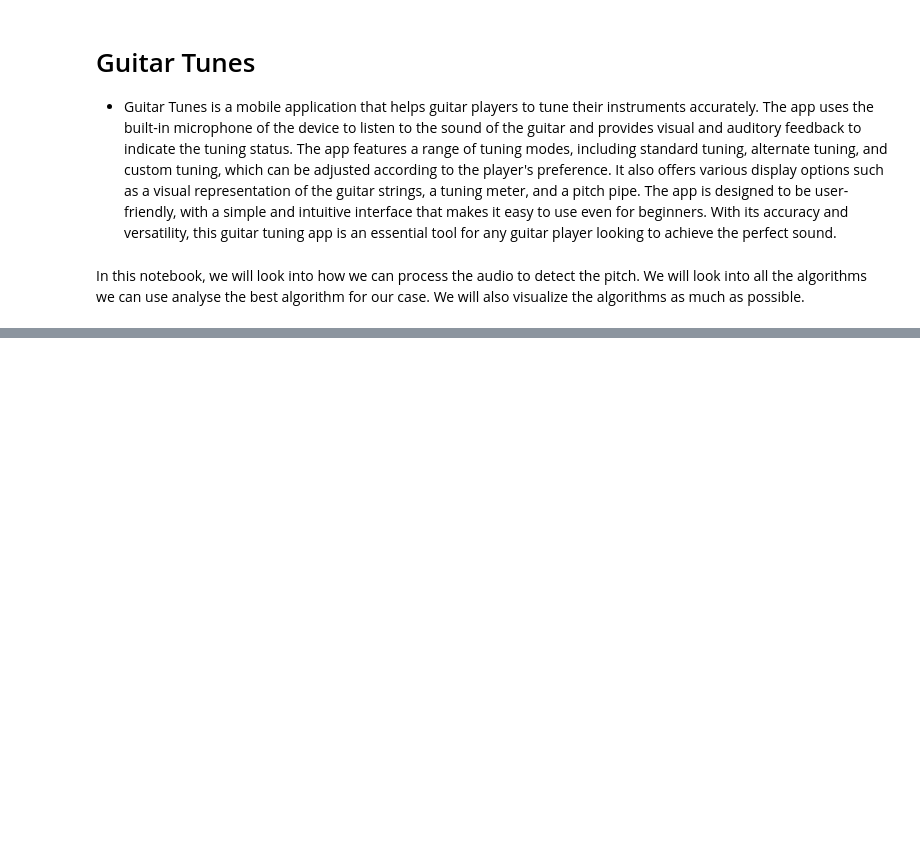
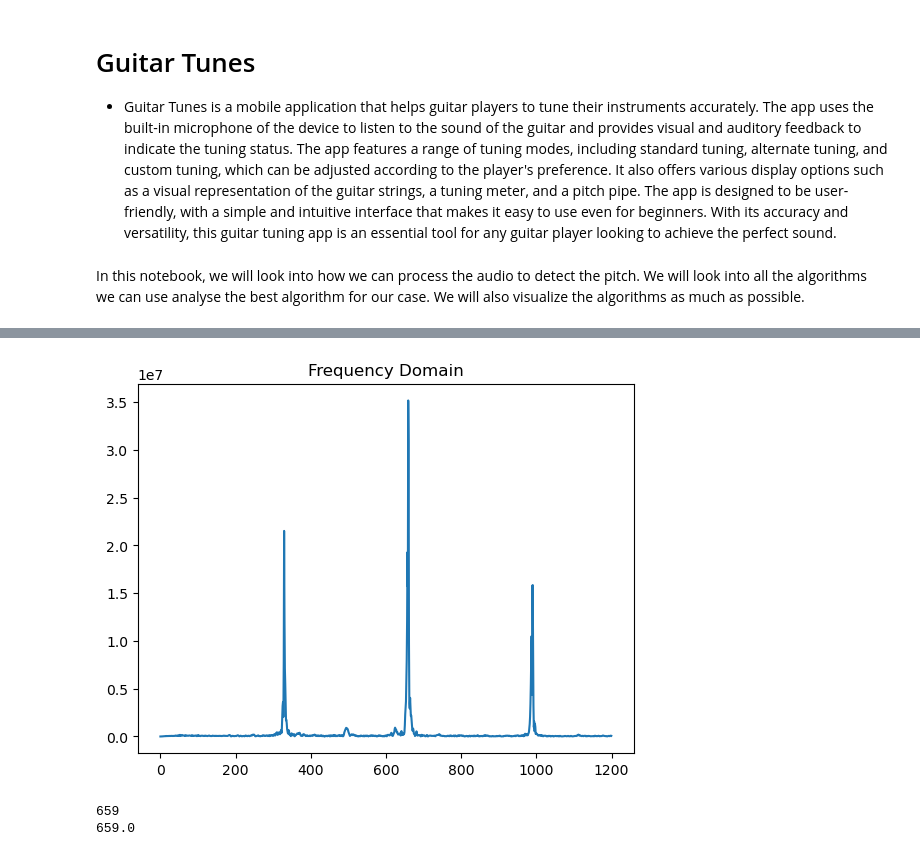
Before and after one commit to DikshantThapa/GuitarTunes, a Jupyter notebook: notebook/main.ipynb, the cells around one changed output, grey strips where cells are left out. Drawn from its saved outputs; the diff is of its cells as text; code cells hidden in the pictures; blank space fills up the shorter version.

```diff
--- a/notebook/main.ipynb
+++ b/notebook/main.ipynb
@@ -58,0 +55,19 @@ print(pitch)
+# %%
+f0_min = 80;
+f0_max = 1200;
+fft_size = int(pow(2, np.ceil(np.log2(samplerate / f0_min))))
+# fft_size = 44100
+fft_data = fft(windowed_data)
+plt.plot(np.abs(fft_data)[0:1200])
+plt.title("Frequency Domain")
+plt.show()
+# %% [output]
+[figure, added]
+# %%
+maxIndex = np.argmax(np.abs(fft_data))
+print(maxIndex)
+frequency = maxIndex * samplerate / len(windowed_data);
+print(frequency)
+# %% [output]
+659
+659.0
```
Also changed, not shown: parts of 7 cells of this notebook, 2 other files.
